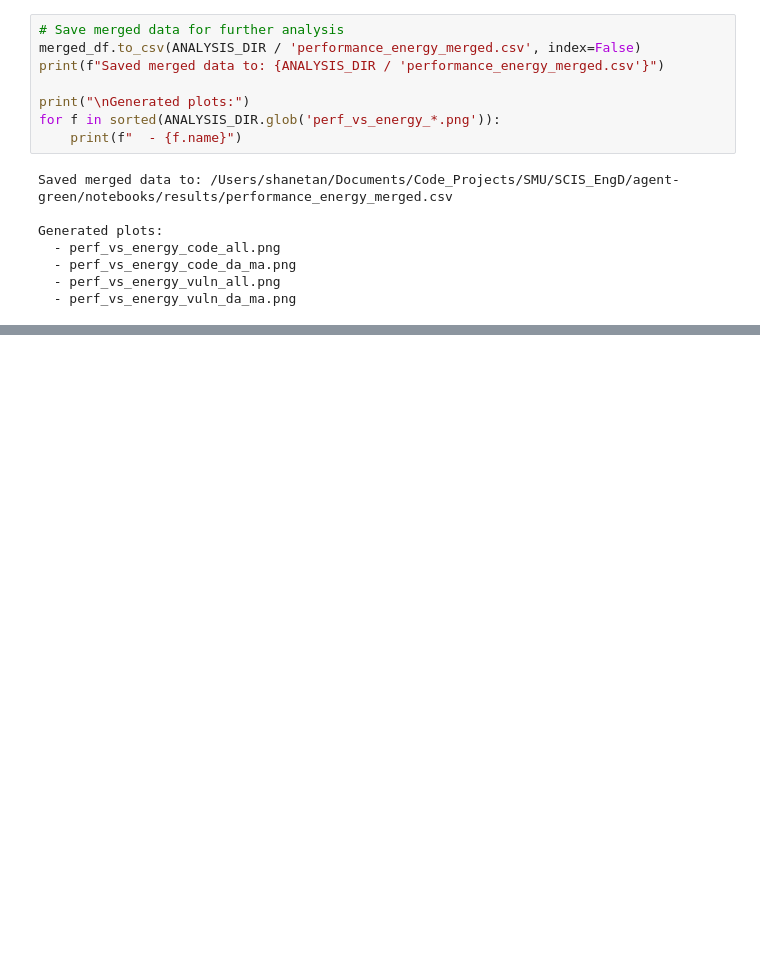
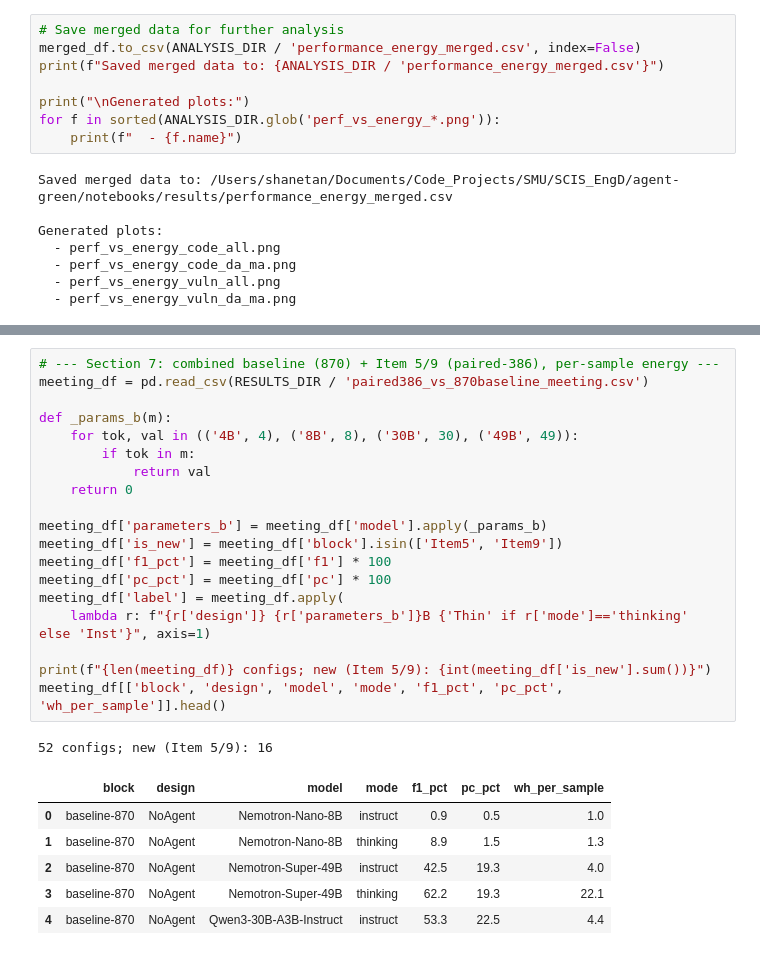
Before and after one commit to unused1/agent-green, a Jupyter notebook: notebooks/rq1_rq2_performance_vs_energy.ipynb, the cells around one changed output, grey strips where cells are left out. Drawn from its saved outputs; the diff is of its cells as text; blank space fills up the shorter version.

```diff
--- a/notebooks/rq1_rq2_performance_vs_energy.ipynb
+++ b/notebooks/rq1_rq2_performance_vs_energy.ipynb
@@ -431,0 +446,27 @@ Generated plots:
+# %%
+# --- Section 7: combined baseline (870) + Item 5/9 (paired-386), per-sample energy ---
+meeting_df = pd.read_csv(RESULTS_DIR / 'paired386_vs_870baseline_meeting.csv')
+
+def _params_b(m):
+    for tok, val in (('4B', 4), ('8B', 8), ('30B', 30), ('49B', 49)):
+        if tok in m:
+            return val
+    return 0
+
+meeting_df['parameters_b'] = meeting_df['model'].apply(_params_b)
+meeting_df['is_new'] = meeting_df['block'].isin(['Item5', 'Item9'])
+meeting_df['f1_pct'] = meeting_df['f1'] * 100
+meeting_df['pc_pct'] = meeting_df['pc'] * 100
+meeting_df['label'] = meeting_df.apply(
+    lambda r: f"{r['design']} {r['parameters_b']}B {'Thin' if r['mode']=='thinking' else 'Inst'}", axis=1)
+
+print(f"{len(meeting_df)} configs; new (Item 5/9): {int(meeting_df['is_new'].sum())}")
+meeting_df[['block', 'design', 'model', 'mode', 'f1_pct', 'pc_pct', 'wh_per_sample']].head()
+# %% [output]
+52 configs; new (Item 5/9): 16
+|  | block | design | model | mode | f1_pct | pc_pct | wh_per_sample |
+| 0 | baseline-870 | NoAgent | Nemotron-Nano-8B | instruct | 0.9 | 0.5 | 1.0 |
+| 1 | baseline-870 | NoAgent | Nemotron-Nano-8B | thinking | 8.9 | 1.5 | 1.3 |
+| 2 | baseline-870 | NoAgent | Nemotron-Super-49B | instruct | 42.5 | 19.3 | 4.0 |
+| 3 | baseline-870 | NoAgent | Nemotron-Super-49B | thinking | 62.2 | 19.3 | 22.1 |
+| 4 | baseline-870 | NoAgent | Qwen3-30B-A3B-Instruct | instruct | 53.3 | 22.5 | 4.4 |
```
Also changed, not shown: parts of 8 cells of this notebook, 4 other files.
